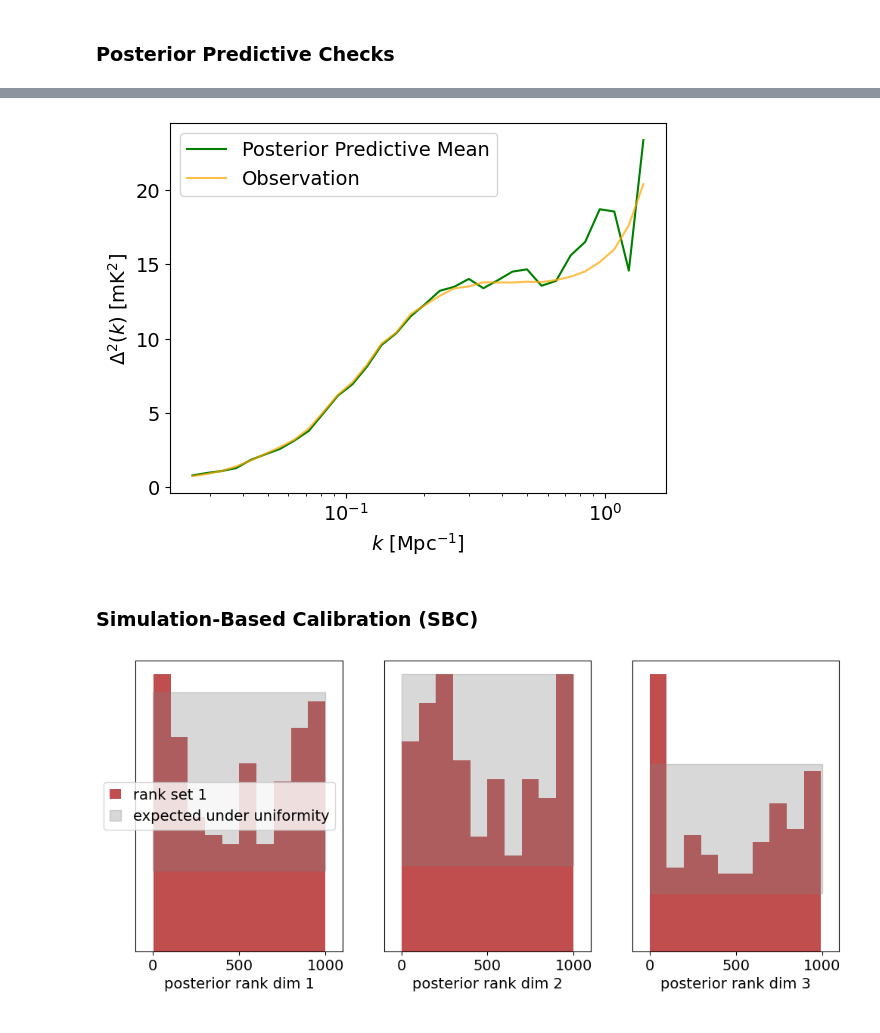
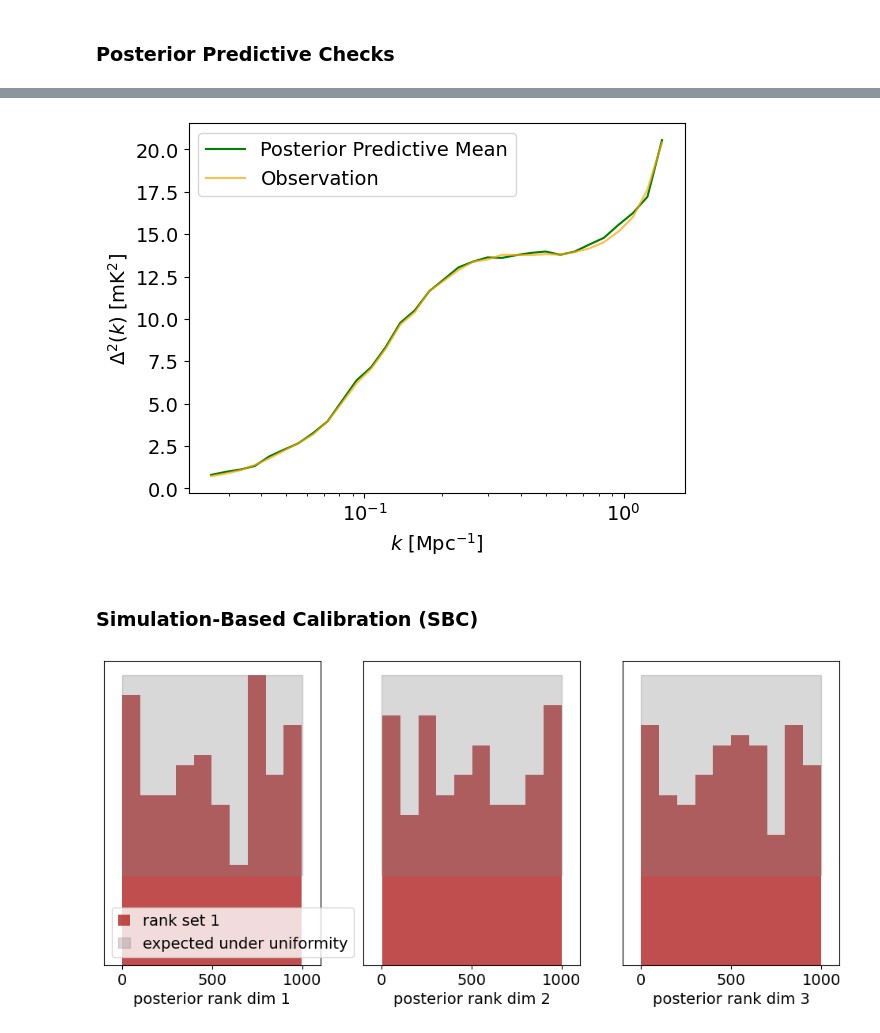
Before and after one commit to leonnoble/sbi_21cm_ps, a Jupyter notebook: sbi_NPE.ipynb, the cells around one changed output, grey strips where cells are left out. Cells and saved outputs as stored; diff of their text form; code cells hidden in the pictures.

```diff
--- a/sbi_NPE.ipynb
+++ b/sbi_NPE.ipynb
@@ -77,4 +88,4 @@ def get_traning_data(theta, num_simulations):
 from sbi.utils import BoxUniform
 lower_bounds = np.array([-2.0, -3.0, 0.0])  # lower bounds for F_STAR10, F_ESC10, ALPHA_STAR
 upper_bounds = np.array([-0.5, 0.0, 1.0])  # upper bounds for F_STAR10, F_ESC10, ALPHA_STAR
-prior = BoxUniform(low=torch.tensor(lower_bounds), high=torch.tensor(upper_bounds))
+prior = BoxUniform(low=torch.tensor(lower_bounds), high=torch.tensor(upper_bounds), device=device)
@@ -85,13 +92,32 @@ To enable the following instructions: AVX2 AVX_VNNI AVX_VNNI_INT8 AVX_NE_CONVERT
 # %%
 # choosing the sbi method for inference: NPE
 from sbi.inference import NPE
-inference = NPE(prior=prior)
+# inference = NPE(prior=prior, device=device)
+#
+# from sbi.neural_nets import posterior_nn
+# from sbi.inference import NPE
+# density_estimator_build_fun = posterior_nn(
+#     model="maf", hidden_features=50, num_transforms=12
+# )
+# inference = NPE(prior=prior, density_estimator=density_estimator_build_fun, device=device)
+
+from sbi.neural_nets import posterior_nn
+from sbi.inference import NPE
+density_estimator_build_fun = posterior_nn(
+    model="nsf", hidden_features=50, num_transforms=12
+)
+
+inference = NPE(prior=prior, density_estimator=density_estimator_build_fun, device=device)
 # %%
 # creating the training data set
 num_simulations = 10000
 theta = prior.sample((num_simulations,))
-x = get_traning_data(theta, num_simulations)
-x_torch = torch.tensor(x, dtype=torch.float32)
+# x = get_traning_data(theta, num_simulations)
+# x_torch = torch.tensor(x, dtype=torch.float32)
+theta = np.load('data/theta_training_data_f_star10_f_esc10_alpha_star_ska_1080_num_simulations_30000.npy')
+x = np.load('data/ps_training_data_f_star10_f_esc10_alpha_star_ska_1080_num_simulations_30000.npy')
+x_torch = torch.tensor(x, dtype=torch.float32, device=device)
+theta_torch = torch.tensor(theta, dtype=torch.float32, device=device)
 # %%
 # np.save('/home/leon/Documents/codes/sbi_21cm_ps/data/ps_training_data_f_star10_f_esc10_alpha_star.npy', x)
 # np.save('/home/leon/Documents/codes/sbi_21cm_ps/data/theta_training_data_f_star10_f_esc10_alpha_star.npy', theta)
@@ -104,5 +132,5 @@ x_torch = torch.tensor(x, dtype=torch.float32)
 # %%
 # training the density estimator with the training data set
-inference = inference.append_simulations(theta, x_torch)
+inference = inference.append_simulations(theta_torch, x_torch)
 density_estimator = inference.train()
 # %% [output]
@@ -171,15 +210,15 @@ Observation:  tensor([ 0.7267,  0.8725,  1.0716,  1.3829,  1.7754,  2.2216,  2.6
 # %%
-k_values = np.load('/home/leon/Documents/codes/sbi_21cm_ps/data/k_values.npy')
+k_values = np.load('data/k_values.npy')
 plt.plot(k_values, torch.mean(x_predictive, axis=0), label='Posterior Predictive Mean', color='green')
 # plt.errorbar(k_values, torch.mean(x_predictive, axis=0), yerr=torch.std(x_predictive, axis=0), color='green', alpha=0.5, label='Posterior Predictive Std Dev')
-plt.plot(k_values, ps_obs_torch, label='Observation', color='orange', alpha=0.7)
+plt.plot(k_values, ps_obs_torch.cpu(), label='Observation', color='orange', alpha=0.7)
 plt.xscale('log')
 plt.xlabel(r'$k$ [Mpc$^{-1}$]')
 plt.ylabel(r'$\Delta^2(k)$ [mK$^2$]')
 plt.legend()
 plt.show()
 # %% [output]
-[figure, old version]
+[figure, new version]
 # %% [markdown]
 ### Simulation-Based Calibration (SBC)
 # %%
@@ -195,25 +234,25 @@ prior_predictives = get_traning_data(prior_samples, num_sbc_samples)  # generate
 # %%
 
 # run SBC: for each inference we draw 1000 posterior samples.
 num_posterior_samples = 1_000
 ranks, dap_samples = run_sbc(
     prior_samples,
-    torch.tensor(prior_predictives, dtype=torch.float32),
+    torch.tensor(prior_predictives, dtype=torch.float32, device=device),
     posterior,
     num_posterior_samples=num_posterior_samples,
     use_batched_sampling=False,  # `True` can give speed-ups, but can cause memory issues.
 )
 # fig, ax = sbc_rank_plot(
 #     ranks,
 #     num_posterior_samples,
 #     num_bins=20,
 #     figsize=(5, 3),
 # )
 fig, ax = sbc_rank_plot(
-    ranks=ranks,
+    ranks=ranks.cpu(),
     num_posterior_samples=num_posterior_samples,
     plot_type="hist",
     num_bins=None,
 )
 # %% [output]
-[figure, old version]
+[figure, new version]
```
Also changed, not shown: parts of 17 cells of this notebook, 10 other files.
